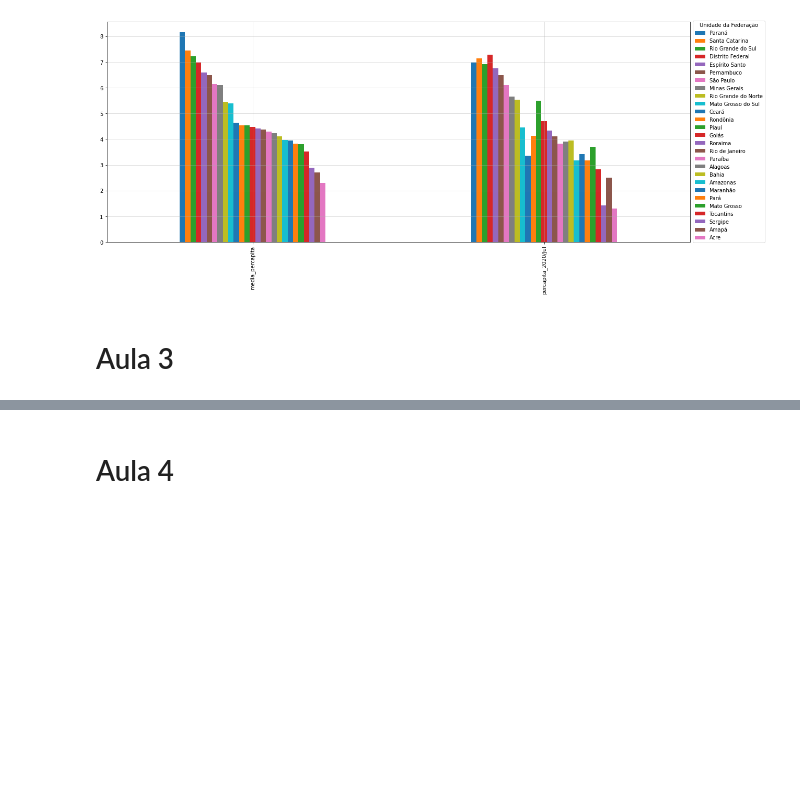
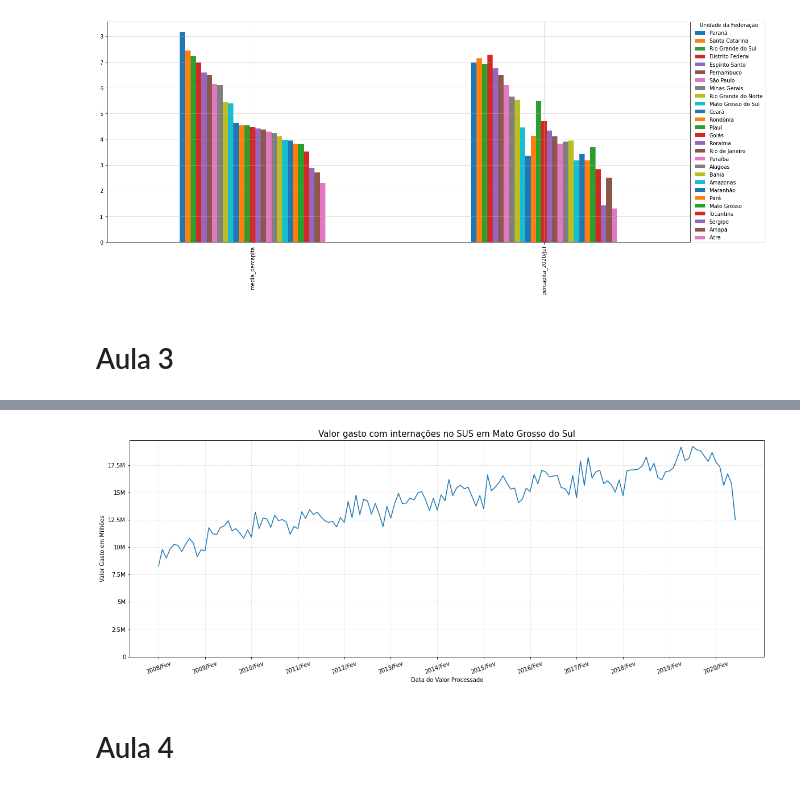
Before and after one commit to carollimaxp/data_science_alura, a Jupyter notebook: DS_Bootcamp_Módulo_2.ipynb, the cells around one changed output, grey strips where cells are left out. Drawn from its saved outputs; the diff is of its cells as text; code cells hidden in the pictures; blank space fills up the shorter version.

```diff
--- a/DS_Bootcamp_Módulo_2.ipynb
+++ b/DS_Bootcamp_Módulo_2.ipynb
@@ -757 +765,20 @@ sns.lineplot(data = mensal, x = mensal.index, y= 'Mato Grosso do Sul')
+# %%
+plt.figure(figsize=(20,7))
+plt.xticks(rotation = 20)
+plt.grid(True, alpha = 0.4, linestyle = "--")
+
+ax = sns.lineplot(data = mensal, x = mensal.index, y= 'Mato Grosso do Sul')
+ax.yaxis.set_major_formatter(ticker.FuncFormatter(reformat_large_tick_values))
+
+# A cada 12 doze meses, colocar um ticker
+ax.xaxis.set_major_locator(ticker.IndexLocator(base=12, offset=0))
+
+plt.title ('Valor gasto com internações no SUS em Mato Grosso do Sul', fontsize = 15)
+plt.xlabel ('Data do Valor Processado')
+plt.ylabel ('Valor Gasto em Milhões')
+
+plt.ylim(bottom = 0)
+plt.show()
+# %% [output]
+[figure, added]
 # %% [markdown]
```
Also changed, not shown: parts of 7 cells of this notebook.
